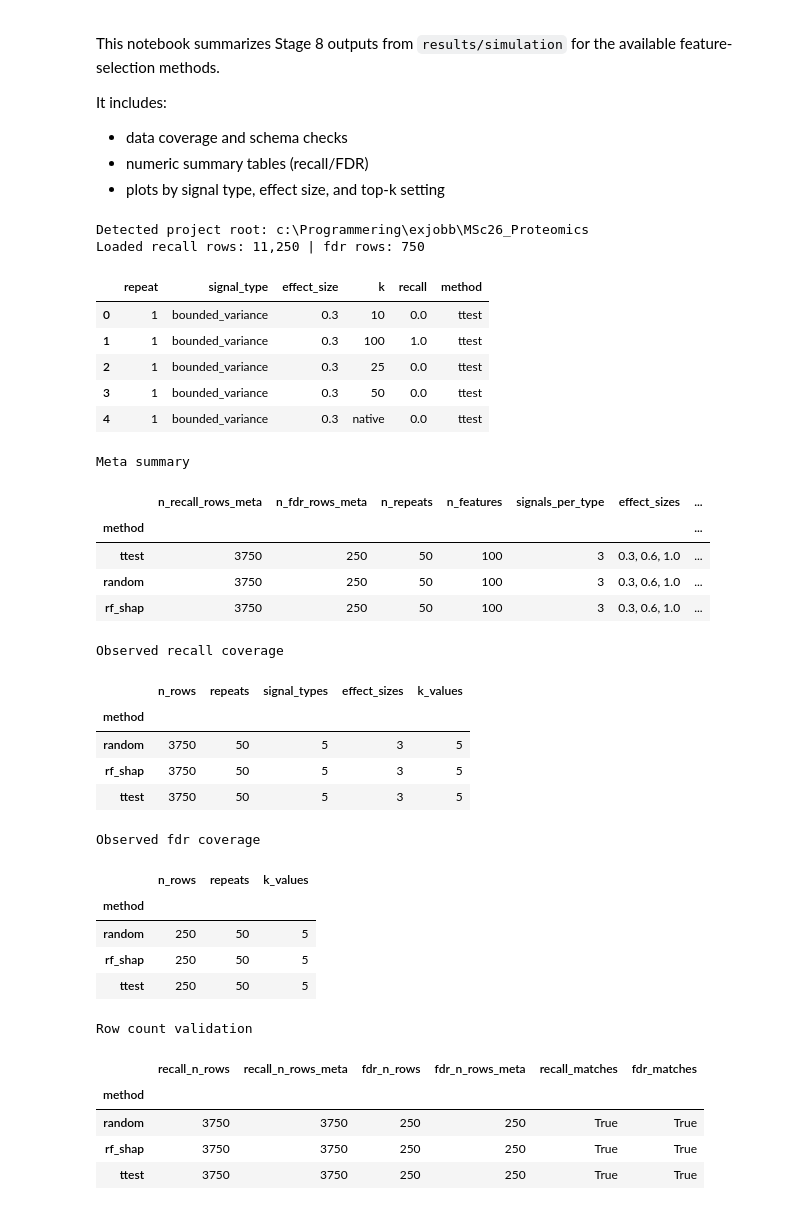
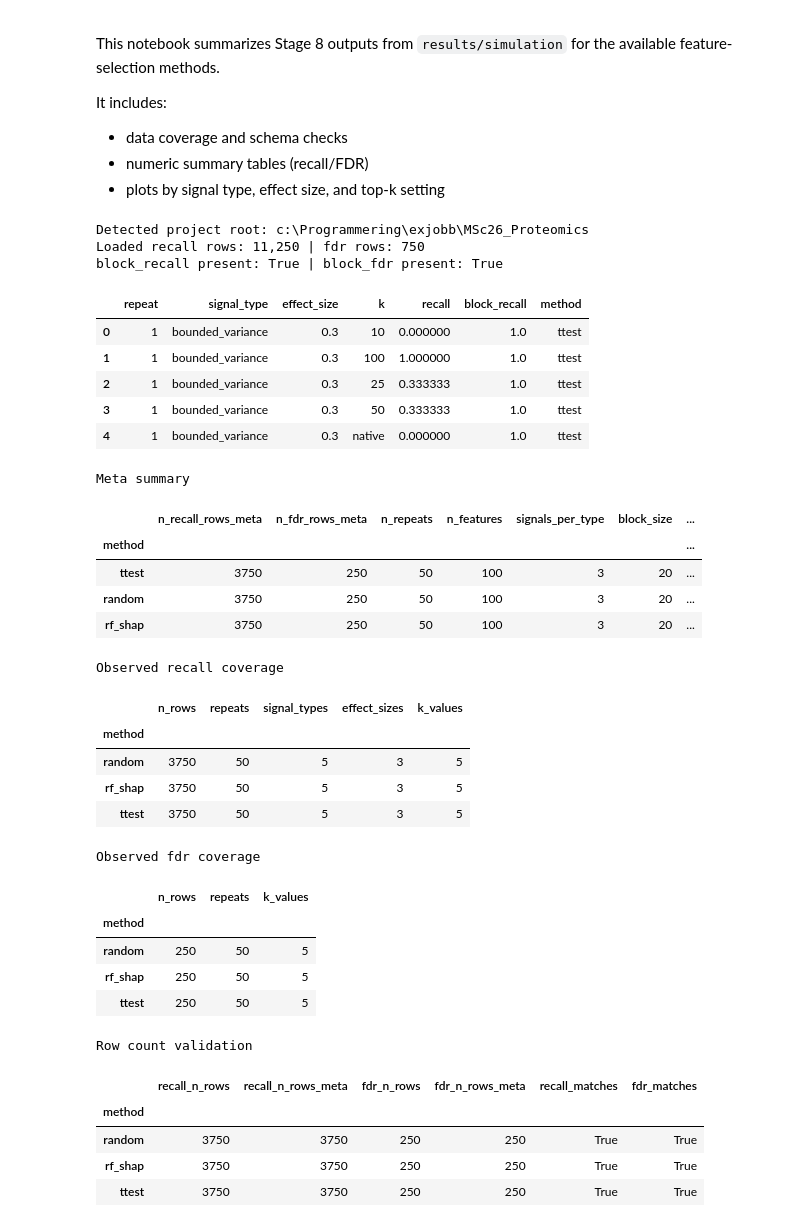
Before and after one commit to andreasjak/MSc26_Proteomics, a Jupyter notebook: notebooks/simluation_results.ipynb, the cells around one changed output. Cells and saved outputs as stored; diff of their text form; code cells hidden in the pictures.

```diff
--- a/notebooks/simluation_results.ipynb
+++ b/notebooks/simluation_results.ipynb
@@ -62,40 +62,52 @@ for method in METHODS:
                 "n_repeats": meta.get("n_repeats"),
                 "n_features": meta.get("n_features"),
                 "signals_per_type": meta.get("signals_per_type"),
+                "block_size": meta.get("block_size"),
                 "effect_sizes": ", ".join(map(str, meta.get("effect_sizes", []))),
                 "topk_values": ", ".join(map(str, meta.get("topk_values", []))),
                 "includes_native": meta.get("includes_native"),
                 "runtime_seconds": meta.get("runtime_seconds"),
             }
         )
 
 if not recall_frames or not fdr_frames:
     raise FileNotFoundError(f"No simulation result files found under {RESULTS_ROOT}")
 
 recall_df = pd.concat(recall_frames, ignore_index=True)
 fdr_df = pd.concat(fdr_frames, ignore_index=True)
 recall_df["k"] = recall_df["k"].astype(str)
 fdr_df["k"] = fdr_df["k"].astype(str)
 
+# Pre-block-structure parquets lack these columns; fill with NaN so block-metric
+# cells degrade gracefully instead of raising KeyError.
+if "block_recall" not in recall_df.columns:
+    recall_df["block_recall"] = np.nan
+if "block_fdr" not in fdr_df.columns:
+    fdr_df["block_fdr"] = np.nan
+HAS_BLOCK_RECALL = recall_df["block_recall"].notna().any()
+HAS_BLOCK_FDR = fdr_df["block_fdr"].notna().any()
+
 k_order = ["10", "25", "50", "100", "native"]
 signal_order = ["linear", "bounded_variance", "threshold", "u_shape", "xor_pair"]
 
 recall_df["k"] = pd.Categorical(recall_df["k"], categories=k_order, ordered=True)
 recall_df["signal_type"] = pd.Categorical(recall_df["signal_type"], categories=signal_order, ordered=True)
 fdr_df["k"] = pd.Categorical(fdr_df["k"], categories=k_order, ordered=True)
 
 print(f"Detected project root: {ROOT}")
 print(f"Loaded recall rows: {len(recall_df):,} | fdr rows: {len(fdr_df):,}")
+print(f"block_recall present: {HAS_BLOCK_RECALL} | block_fdr present: {HAS_BLOCK_FDR}")
 recall_df.head()
 # %% [output]
 Detected project root: c:\Programmering\exjobb\MSc26_Proteomics
 Loaded recall rows: 11,250 | fdr rows: 750
+block_recall present: True | block_fdr present: True
-|  | repeat | signal_type | effect_size | k | recall | method |
-| 0 | 1 | bounded_variance | 0.3 | 10 | 0.0 | ttest |
-| 1 | 1 | bounded_variance | 0.3 | 100 | 1.0 | ttest |
-| 2 | 1 | bounded_variance | 0.3 | 25 | 0.0 | ttest |
-| 3 | 1 | bounded_variance | 0.3 | 50 | 0.0 | ttest |
-| 4 | 1 | bounded_variance | 0.3 | native | 0.0 | ttest |
+|  | repeat | signal_type | effect_size | k | recall | block_recall | method |
+| 0 | 1 | bounded_variance | 0.3 | 10 | 0.000000 | 1.0 | ttest |
+| 1 | 1 | bounded_variance | 0.3 | 100 | 1.000000 | 1.0 | ttest |
+| 2 | 1 | bounded_variance | 0.3 | 25 | 0.333333 | 1.0 | ttest |
+| 3 | 1 | bounded_variance | 0.3 | 50 | 0.333333 | 1.0 | ttest |
+| 4 | 1 | bounded_variance | 0.3 | native | 0.000000 | 1.0 | ttest |
 # %%
 meta_df = pd.DataFrame(meta_rows).set_index("method") if meta_rows else pd.DataFrame()
 
@@ -141,11 +153,11 @@ if not meta_df.empty:
     display(compare)
 # %% [output]
 Meta summary
-|  | n_recall_rows_meta | n_fdr_rows_meta | n_repeats | n_features | signals_per_type | effect_sizes | ... |
+|  | n_recall_rows_meta | n_fdr_rows_meta | n_repeats | n_features | signals_per_type | block_size | ... |
 | method |  |  |  |  |  |  | ... |
-| ttest | 3750 | 250 | 50 | 100 | 3 | 0.3, 0.6, 1.0 | ... |
-| random | 3750 | 250 | 50 | 100 | 3 | 0.3, 0.6, 1.0 | ... |
-| rf_shap | 3750 | 250 | 50 | 100 | 3 | 0.3, 0.6, 1.0 | ... |
+| ttest | 3750 | 250 | 50 | 100 | 3 | 20 | ... |
+| random | 3750 | 250 | 50 | 100 | 3 | 20 | ... |
+| rf_shap | 3750 | 250 | 50 | 100 | 3 | 20 | ... |
 Observed recall coverage
 |  | n_rows | repeats | signal_types | effect_sizes | k_values |
 | method |  |  |  |  |  |
```
Also changed, not shown: parts of 10 cells of this notebook, 4 other files.
